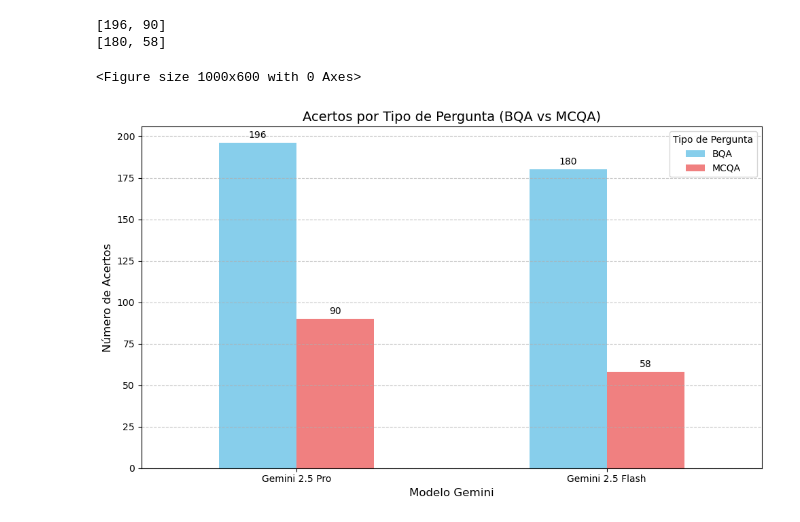
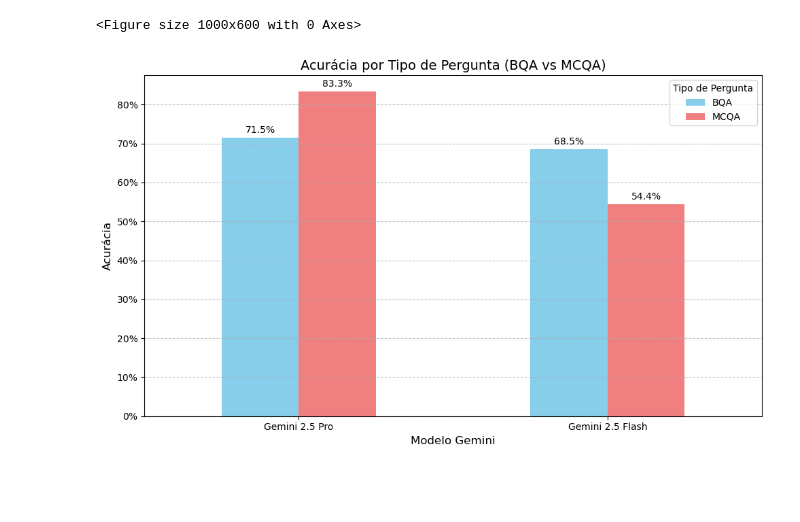
Before and after one commit to Klayver-Gabriel/LLM-Logic-Eval, a Jupyter notebook: src/result_analysis.ipynb, the cells around one changed output. Saved outputs shown, nothing was run; the diff lists cells and outputs as text; code cells hidden in the pictures; blank space fills up the shorter version.

Commit message:
Refinamento das análises, agora tomando em conta a acurácia

```diff
--- a/src/result_analysis.ipynb
+++ b/src/result_analysis.ipynb
@@ -39,51 +28,61 @@ plt.show()
 # %%
-bqa_rate_flash = 0
-mcqa_rate_flash = 0
-bqa_rate_pro = 0
-mcqa_rate_pro = 0
-for i in tipo_flash:
-    if i == 'BQA':
-        bqa_rate_flash += 1
-    else:
-        mcqa_rate_flash += 1
-for i in tipo_pro:
-    if i == 'BQA':
-        bqa_rate_pro += 1
-    else:
-        mcqa_rate_pro += 1
-pro = [bqa_rate_pro,mcqa_rate_pro]
-flash = [bqa_rate_flash,mcqa_rate_flash]
+bqa_rate = bqa_mcqa[0]
+mcqa_rate = bqa_mcqa[1]
-# %% [output]
-[196, 90]
-[180, 58]
 # %%
-data = {
-    'BQA': [pro[0], flash[0]],
-    'MCQA': [pro[1], flash[1]]
+# Primeiro, vamos calcular as contagens totais por tipo de pergunta
+total_por_tipo = df.groupby("task_type").size()
+total_bqa = total_por_tipo.get("BQA", 0)
+total_mcqa = total_por_tipo.get("MCQA", 0)
+
+# Filtrar respostas corretas
+right_answer_pro = df[df["correct_answer"] == df["gemini_2.5_pro_answer"]]
+right_answer_flash = df[df["correct_answer"] == df["gemini_2.5_flash_answer"]]
+
+# Contar acertos por tipo de pergunta
+bqa_mcqa_pro_rates = right_answer_pro.groupby("task_type").size()
+bqa_mcqa_flash_rates = right_answer_flash.groupby("task_type").size()
+
+# Calcular acurácia (acertos / total)
+acuracia_bqa_pro = bqa_mcqa_pro_rates.get("BQA", 0) / total_bqa
+acuracia_mcqa_pro = bqa_mcqa_pro_rates.get("MCQA", 0) / total_mcqa
+acuracia_bqa_flash = bqa_mcqa_flash_rates.get("BQA", 0) / total_bqa
+acuracia_mcqa_flash = bqa_mcqa_flash_rates.get("MCQA", 0) / total_mcqa
+
+data_acuracia = {
+    'BQA': [acuracia_bqa_pro, acuracia_bqa_flash],
+    'MCQA': [acuracia_mcqa_pro, acuracia_mcqa_flash]
 }
+
 index_nomes = ['Gemini 2.5 Pro', 'Gemini 2.5 Flash']
-df_acertos = pd.DataFrame(data, index=index_nomes)
+df_acuracia = pd.DataFrame(data_acuracia, index=index_nomes)
 
 plt.figure(figsize=(10, 6))
-ax = df_acertos.plot(
+ax = df_acuracia.plot(
     kind='bar',
     rot=0,
     figsize=(10, 6),
     color=['skyblue', 'lightcoral']
 )
 
 # Adicionar títulos, rótulos e valores nas barras
-plt.title('Acertos por Tipo de Pergunta (BQA vs MCQA)', fontsize=14)
-plt.ylabel('Número de Acertos', fontsize=12)
+plt.title('Acurácia por Tipo de Pergunta (BQA vs MCQA)', fontsize=14)
+plt.ylabel('Acurácia', fontsize=12)
 plt.xlabel('Modelo Gemini', fontsize=12)
 plt.legend(title='Tipo de Pergunta', loc='upper right')
 
+# Formatar como porcentagem
 for container in ax.containers:
-    ax.bar_label(container, padding=3)
+    ax.bar_label(container,
+                labels=[f'{val:.1%}' for val in container.datavalues],
+                padding=3)
+
+# Formatar eixo Y como porcentagem
+import matplotlib.ticker as mtick
+ax.yaxis.set_major_formatter(mtick.PercentFormatter(1.0))
 
 plt.grid(axis='y', linestyle='--', alpha=0.7)
 plt.tight_layout()
 plt.show()
 # %% [output]
 <Figure size 1000x600 with 0 Axes>
-[figure, old version]
+[figure, new version]
```
Also changed, not shown: parts of 3 cells of this notebook.
